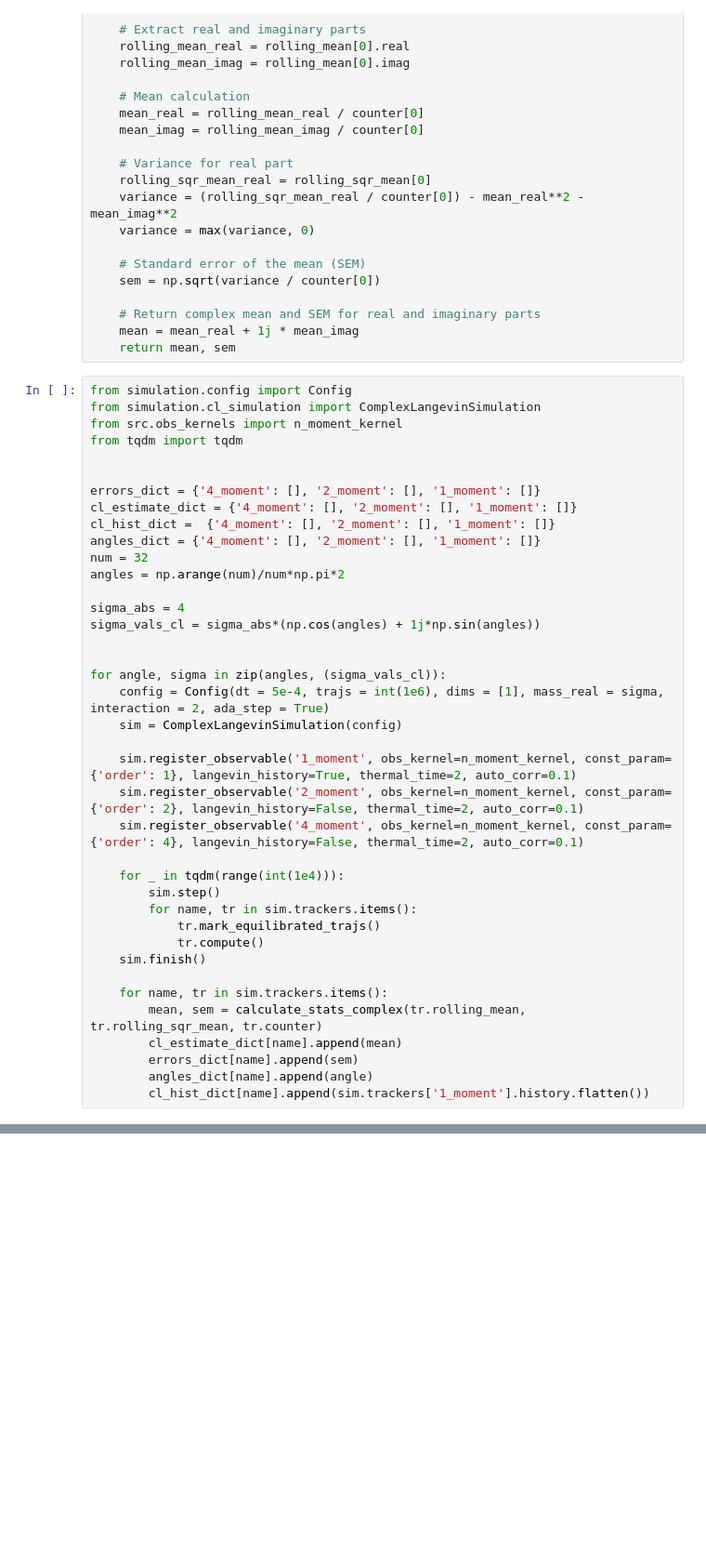
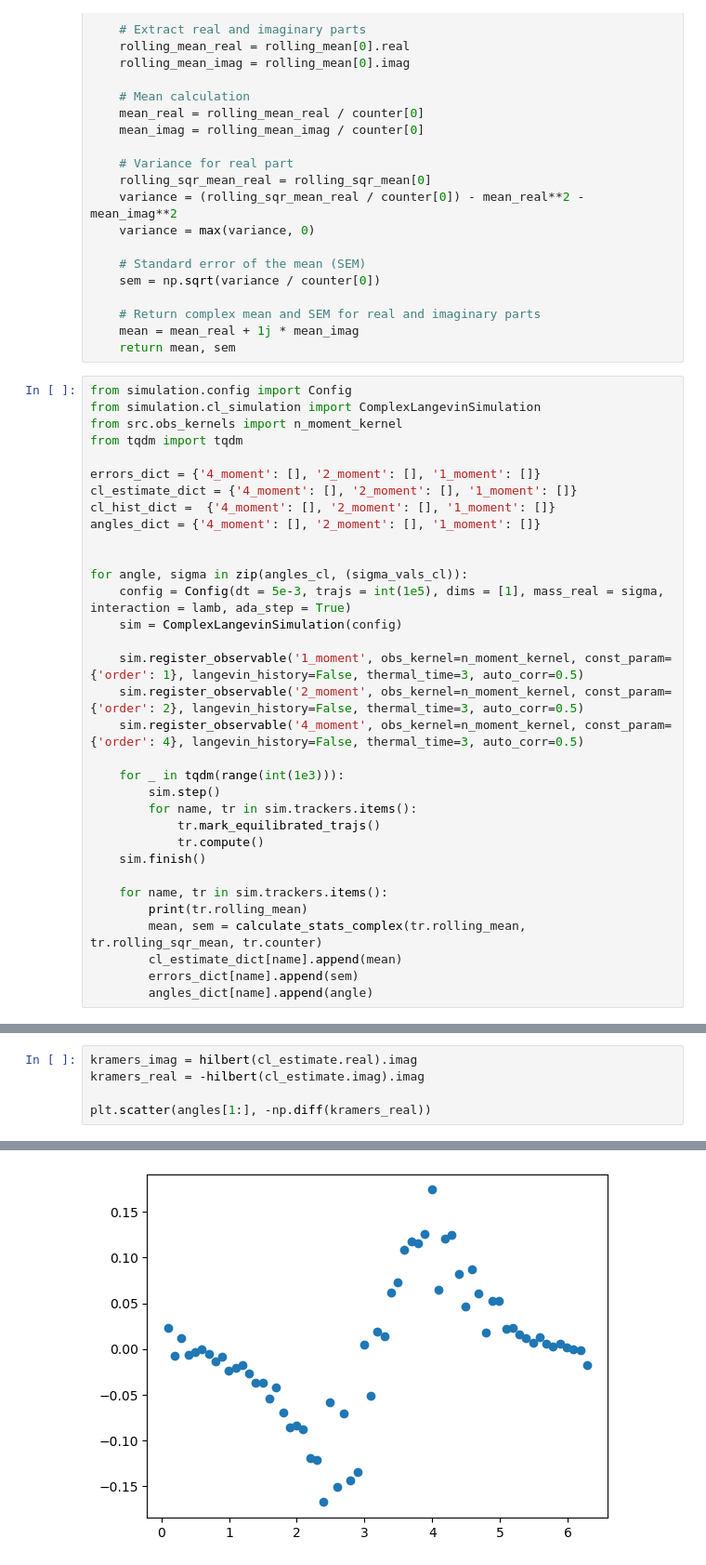
Before and after one commit to FabianHelmberger/Master_project, a Jupyter notebook: analytic/wrong_convergence.ipynb, the cells around one changed output, grey strips where cells are left out. Shown at 93% size. Cells and saved outputs as stored; diff of their text form; blank space fills up the shorter version.

```diff
--- a/analytic/wrong_convergence.ipynb
+++ b/analytic/wrong_convergence.ipynb
@@ -71,27 +120,21 @@ from simulation.cl_simulation import ComplexLangevinSimulation
 from src.obs_kernels import n_moment_kernel
 from tqdm import tqdm
 
-
 errors_dict = {'4_moment': [], '2_moment': [], '1_moment': []}
 cl_estimate_dict = {'4_moment': [], '2_moment': [], '1_moment': []}
 cl_hist_dict =  {'4_moment': [], '2_moment': [], '1_moment': []}
 angles_dict = {'4_moment': [], '2_moment': [], '1_moment': []}
-num = 32
-angles = np.arange(num)/num*np.pi*2
-
-sigma_abs = 4
-sigma_vals_cl = sigma_abs*(np.cos(angles) + 1j*np.sin(angles))
 
 
-for angle, sigma in zip(angles, (sigma_vals_cl)):
-    config = Config(dt = 5e-4, trajs = int(1e6), dims = [1], mass_real = sigma, interaction = 2, ada_step = True)
+for angle, sigma in zip(angles_cl, (sigma_vals_cl)):
+    config = Config(dt = 5e-3, trajs = int(1e5), dims = [1], mass_real = sigma, interaction = lamb, ada_step = True)
     sim = ComplexLangevinSimulation(config)
 
-    sim.register_observable('1_moment', obs_kernel=n_moment_kernel, const_param={'order': 1}, langevin_history=True, thermal_time=2, auto_corr=0.1)
-    sim.register_observable('2_moment', obs_kernel=n_moment_kernel, const_param={'order': 2}, langevin_history=False, thermal_time=2, auto_corr=0.1)
-    sim.register_observable('4_moment', obs_kernel=n_moment_kernel, const_param={'order': 4}, langevin_history=False, thermal_time=2, auto_corr=0.1)
+    sim.register_observable('1_moment', obs_kernel=n_moment_kernel, const_param={'order': 1}, langevin_history=False, thermal_time=3, auto_corr=0.5)
+    sim.register_observable('2_moment', obs_kernel=n_moment_kernel, const_param={'order': 2}, langevin_history=False, thermal_time=3, auto_corr=0.5)
+    sim.register_observable('4_moment', obs_kernel=n_moment_kernel, const_param={'order': 4}, langevin_history=False, thermal_time=3, auto_corr=0.5)
 
-    for _ in tqdm(range(int(1e4))):
+    for _ in tqdm(range(int(1e3))):
         sim.step()
         for name, tr in sim.trackers.items():
             tr.mark_equilibrated_trajs()
@@ -99,9 +142,9 @@ for angle, sigma in zip(angles, (sigma_vals_cl)):
     sim.finish()
 
     for name, tr in sim.trackers.items():
+        print(tr.rolling_mean)
         mean, sem = calculate_stats_complex(tr.rolling_mean, tr.rolling_sqr_mean, tr.counter)
         cl_estimate_dict[name].append(mean)
         errors_dict[name].append(sem)
         angles_dict[name].append(angle)
-        cl_hist_dict[name].append(sim.trackers['1_moment'].history.flatten())
 # %% [output]
@@ -223,0 +328,6 @@ array([ 0.        ,  3.38317936,  1.89167018,  1.81487161, -2.50605879])
+# %%
+kramers_imag = hilbert(cl_estimate.real).imag
+kramers_real = -hilbert(cl_estimate.imag).imag
+
+plt.scatter(angles[1:], -np.diff(kramers_real))
+# %% [output]
@@ -223,0 +335 @@ array([ 0.        ,  3.38317936,  1.89167018,  1.81487161, -2.50605879])
+[figure, added]
```
Also changed, not shown: parts of 19 cells of this notebook.
